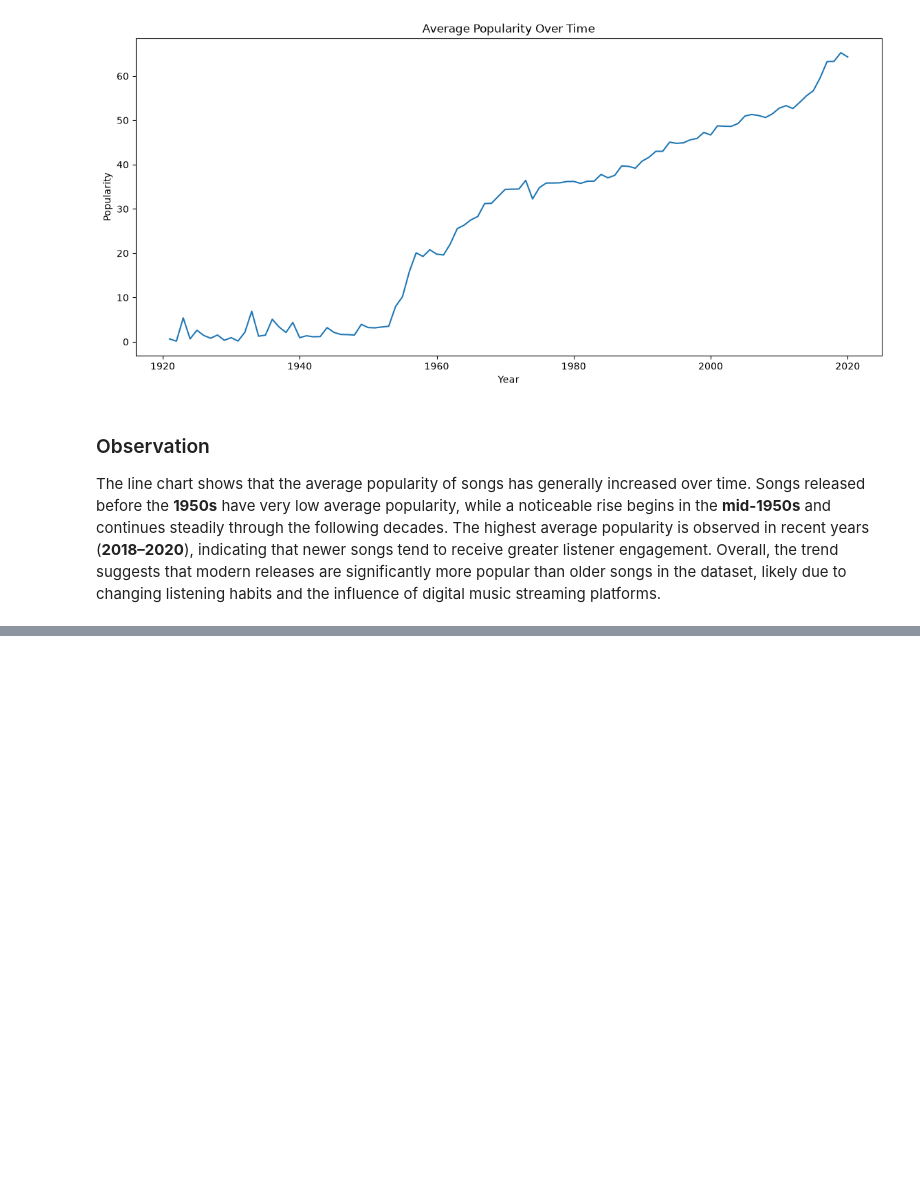
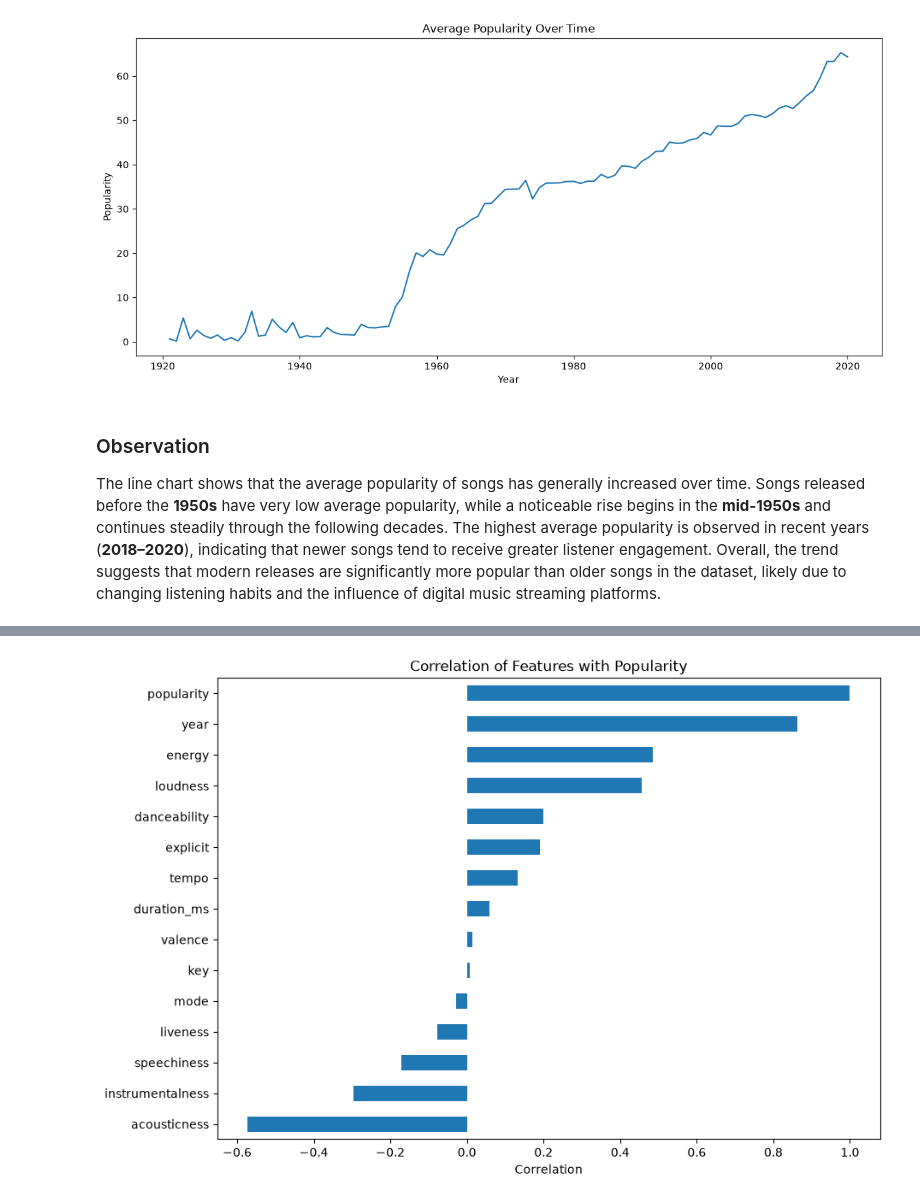
Before and after one commit to acelin009/spotify-analyse, a Jupyter notebook: notebooks/03_EDA.ipynb, the cells around one changed output, grey strips where cells are left out. Cells and saved outputs as stored; diff of their text form; code cells hidden in the pictures; blank space fills up the shorter version.

```diff
--- a/notebooks/03_EDA.ipynb
+++ b/notebooks/03_EDA.ipynb
@@ -176,0 +259,12 @@ The line chart shows that the average popularity of songs has generally increase
+# %%
+plt.figure(figsize=(10,7))
+
+correlation["popularity"].sort_values().plot(kind="barh")
+
+plt.title("Correlation of Features with Popularity")
+
+plt.xlabel("Correlation")
+
+plt.show()
+# %% [output]
+[figure, added]
```
Also changed, not shown: parts of 33 cells of this notebook.
